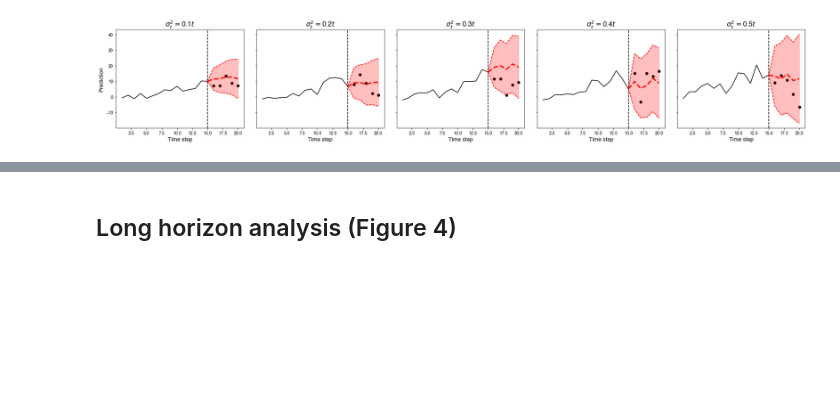
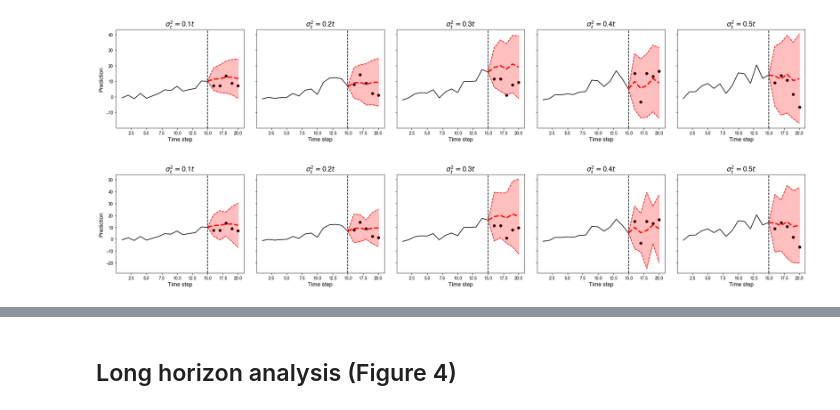
Before and after one commit to kamilest/conformal-rnn, a Jupyter notebook: synthetic.ipynb, the cells around one changed output, grey strips where cells are left out. Drawn from its saved outputs; the diff is of its cells as text; code cells hidden in the pictures; blank space fills up the shorter version.

```diff
--- a/synthetic.ipynb
+++ b/synthetic.ipynb
@@ -246,3 +297,7 @@ plot_timeseries(experiment='static', baseline='CFRNN', index=range(6,7), figure_
 plot_timeseries(experiment='time_dependent', baseline='CFRNN', index=range(6,7), figure_name='CFRNN_time_dependent')
 # %% [output]
 [figure]
+# %%
+plot_timeseries(experiment='time_dependent', baseline='AdaptiveCFRNN', index=range(6,7), figure_name='CFRNN_adaptive')
+# %% [output]
+[figure, added]
```
Also changed, not shown: parts of 26 cells of this notebook, 5 other files.
